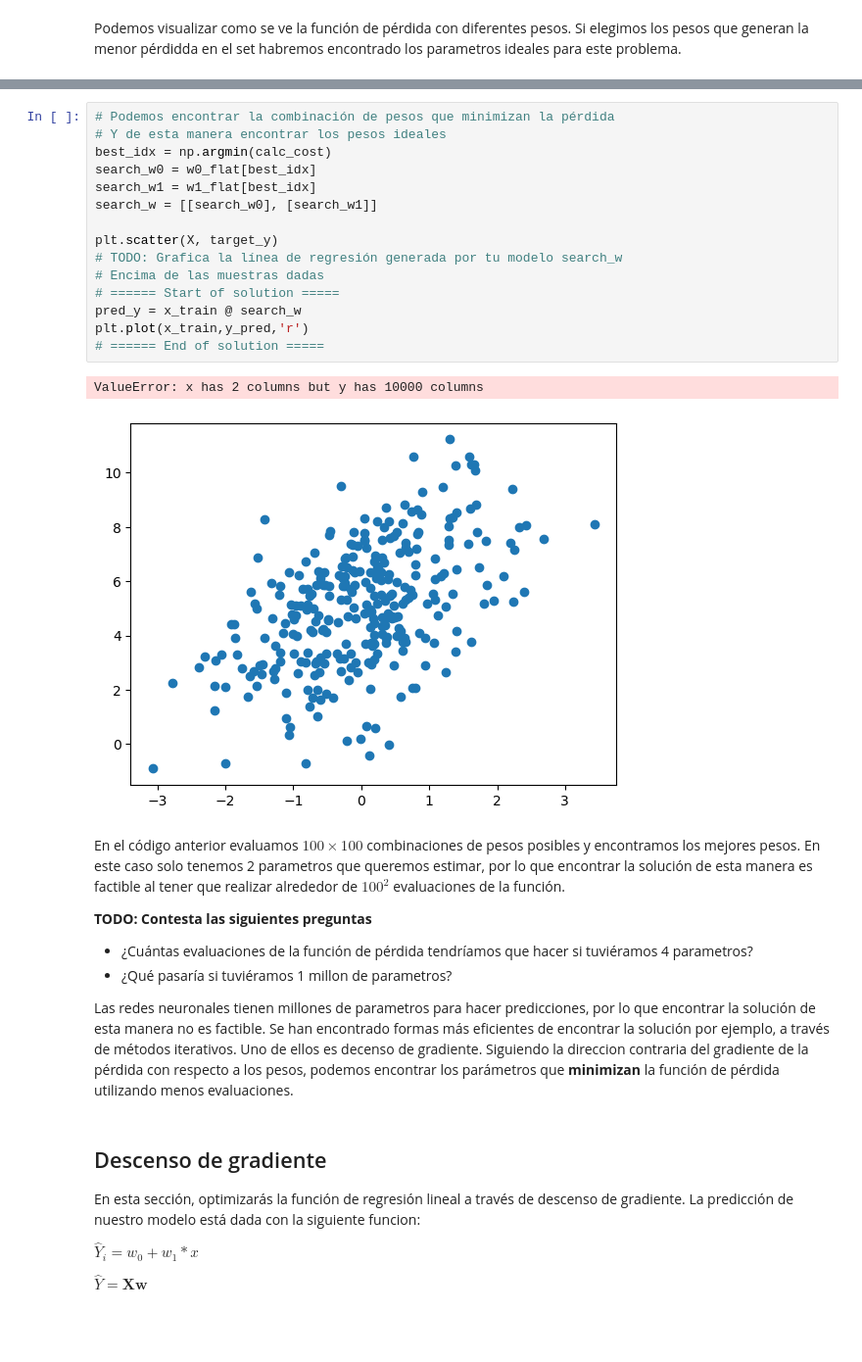
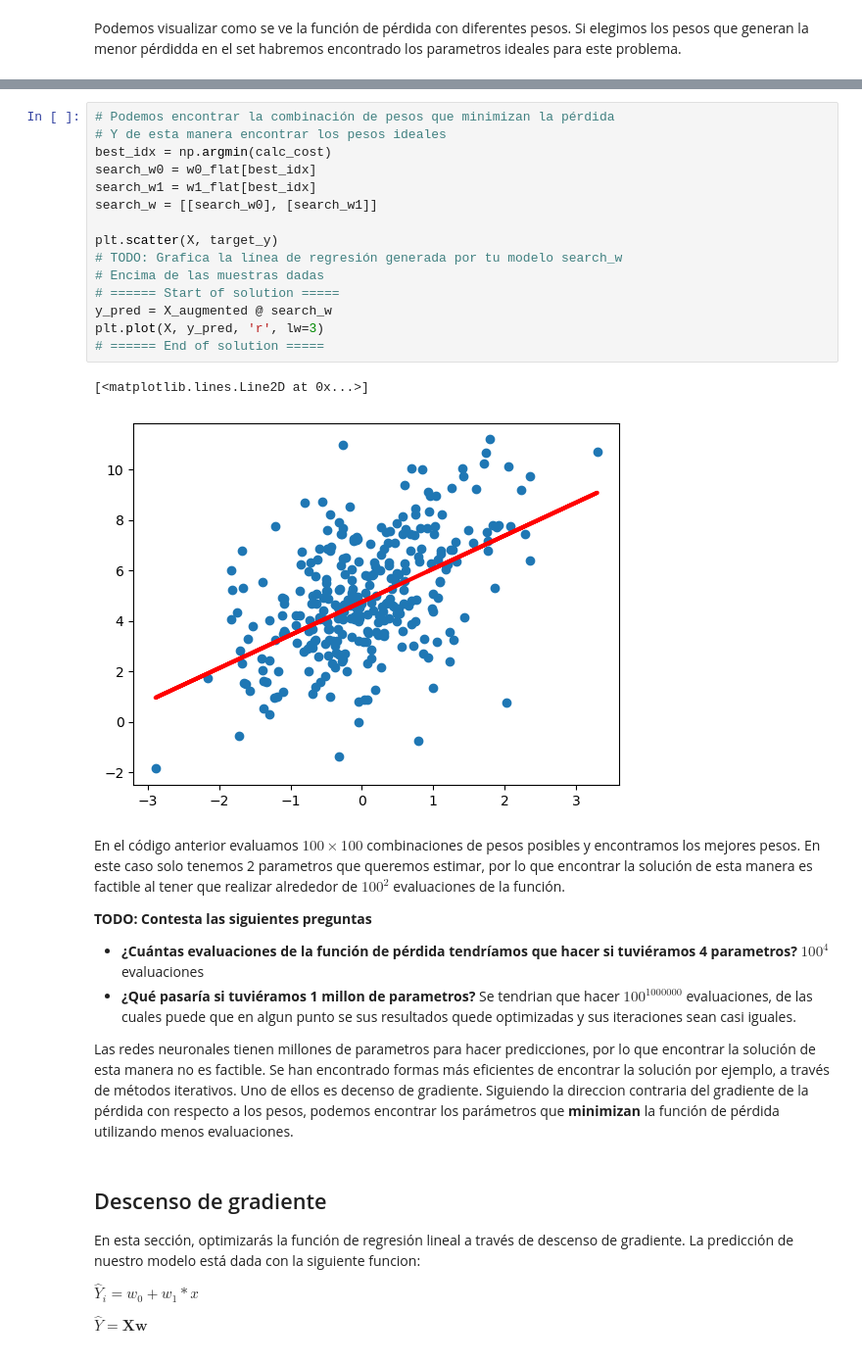
Before and after one commit to jorgeibarra17/SI23_TRIPLEA, a Jupyter notebook: ejercicio_2-LogisticReg/ejercicio_2.ipynb, the cells around one changed output, grey strips where cells are left out. Shown at 98% size. Saved outputs shown, nothing was run; the diff lists cells and outputs as text; blank space fills up the shorter version.

```diff
--- a/ejercicio_2-LogisticReg/ejercicio_2.ipynb
+++ b/ejercicio_2-LogisticReg/ejercicio_2.ipynb
@@ -119,27 +119,29 @@ plt.show()
 # %%
 # Podemos encontrar la combinación de pesos que minimizan la pérdida
 # Y de esta manera encontrar los pesos ideales
 best_idx = np.argmin(calc_cost)
 search_w0 = w0_flat[best_idx]
 search_w1 = w1_flat[best_idx]
 search_w = [[search_w0], [search_w1]]
 
 plt.scatter(X, target_y)
 # TODO: Grafica la línea de regresión generada por tu modelo search_w
 # Encima de las muestras dadas
 # ====== Start of solution =====
-pred_y = x_train @ search_w
-plt.plot(x_train,y_pred,'r')
+y_pred = X_augmented @ search_w
+plt.plot(X, y_pred, 'r', lw=3)
 # ====== End of solution =====
 # %% [output]
-ValueError: x has 2 columns but y has 10000 columns
+[<matplotlib.lines.Line2D at 0x...>]
-[figure, old version]
+[figure, new version]
 # %% [markdown]
 En el código anterior evaluamos $100 \times 100$ combinaciones de pesos posibles y encontramos los mejores pesos. En este caso solo tenemos 2 parametros que queremos estimar, por lo que encontrar la solución de esta manera es factible al tener que realizar alrededor de $100^2$ evaluaciones de la función.
 
 <b>TODO: Contesta las siguientes preguntas</b>
-- ¿Cuántas evaluaciones de la función de pérdida tendríamos que hacer si tuviéramos 4 parametros?
-- ¿Qué pasaría si tuviéramos 1 millon de parametros?
+- **¿Cuántas evaluaciones de la función de pérdida tendríamos que hacer si tuviéramos 4 parametros?**
+$100^4$ evaluaciones
+- **¿Qué pasaría si tuviéramos 1 millon de parametros?**
+Se tendrian que hacer $100^1000000$ evaluaciones, de las cuales puede que en algun punto se sus resultados quede optimizadas y sus iteraciones sean casi iguales.
 
 Las redes neuronales tienen millones de parametros para hacer predicciones, por lo que encontrar la solución de esta manera no es factible. Se han encontrado formas más eficientes de encontrar la solución por ejemplo, a través de métodos iterativos. Uno de ellos es decenso de gradiente. Siguiendo la direccion contraria del gradiente de la pérdida con respecto a los pesos, podemos encontrar los parámetros que <b>minimizan</b> la función de pérdida utilizando menos evaluaciones.
 # %% [markdown]
```
Also changed, not shown: parts of 4 cells of this notebook.
